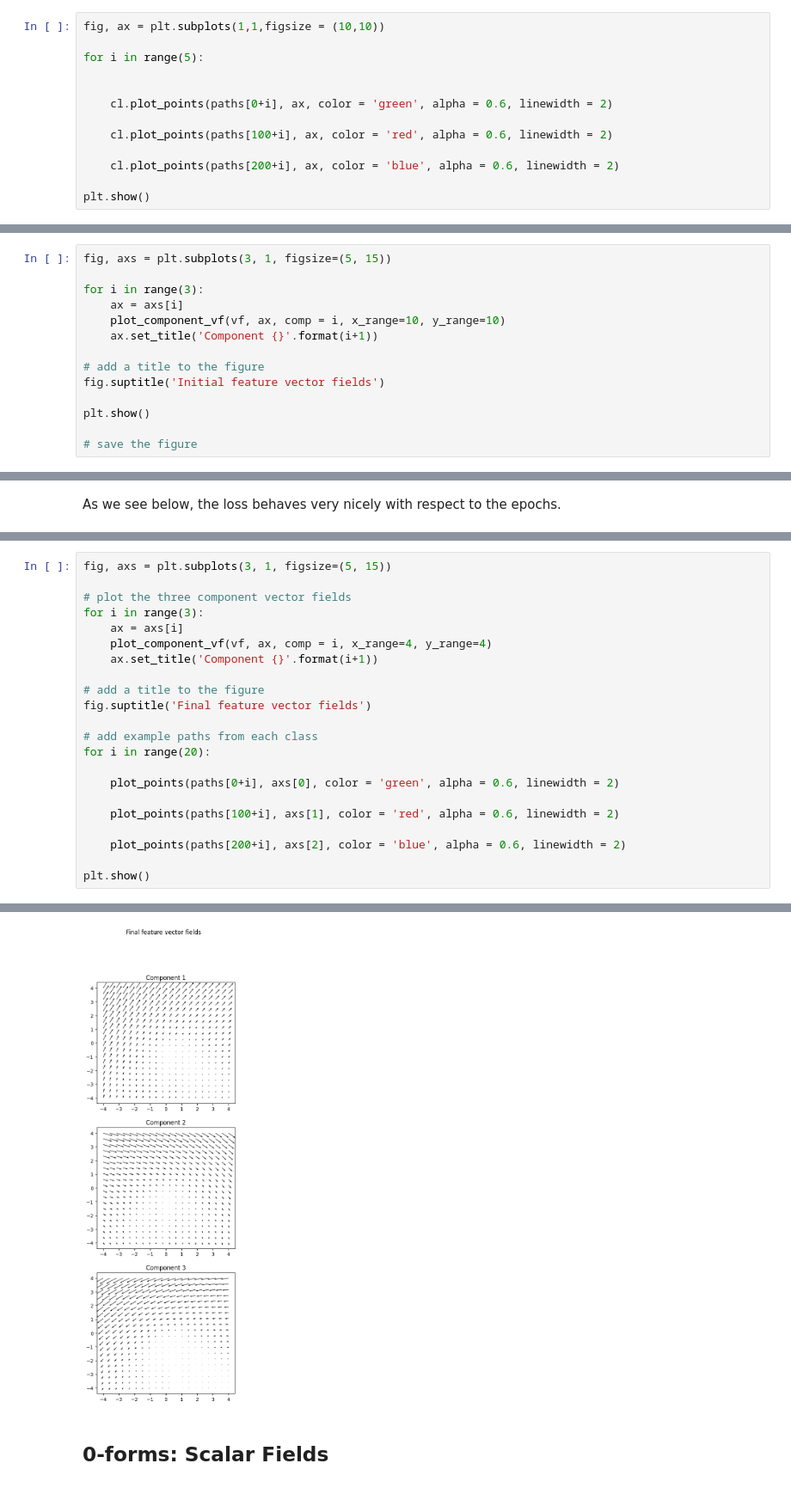
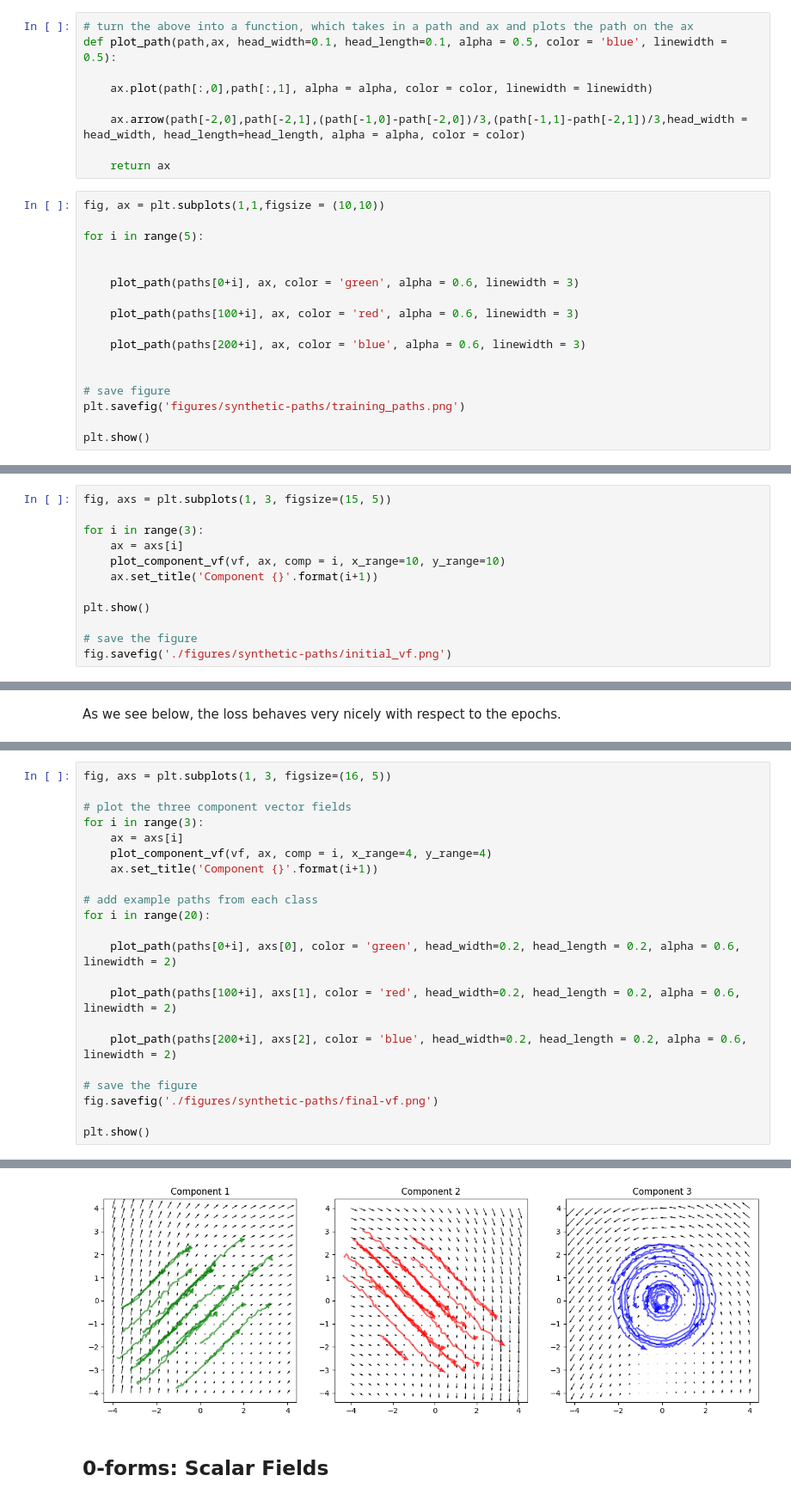
Before and after one commit to aidos-lab/neural-k-forms, a Jupyter notebook: DRnn-R2example.ipynb, the cells around one changed output, grey strips where cells are left out. Shown at 86% size. Saved outputs shown, nothing was run; the diff lists cells and outputs as text.

```diff
--- a/DRnn-R2example.ipynb
+++ b/DRnn-R2example.ipynb
@@ -331,14 +299,27 @@ plt.show()
+# %%
+# turn the above into a function, which takes in a path and ax and plots the path on the ax
+def plot_path(path,ax, head_width=0.1, head_length=0.1, alpha = 0.5, color = 'blue', linewidth = 0.5):
+
+    ax.plot(path[:,0],path[:,1], alpha = alpha, color = color, linewidth = linewidth)
+
+    ax.arrow(path[-2,0],path[-2,1],(path[-1,0]-path[-2,0])/3,(path[-1,1]-path[-2,1])/3,head_width = head_width, head_length=head_length, alpha = alpha, color = color)
+
+    return ax
 # %%
 fig, ax = plt.subplots(1,1,figsize = (10,10))
 
 for i in range(5):
 
 
-    cl.plot_points(paths[0+i], ax, color = 'green', alpha = 0.6, linewidth = 2)
+    plot_path(paths[0+i], ax, color = 'green', alpha = 0.6, linewidth = 3)
 
-    cl.plot_points(paths[100+i], ax, color = 'red', alpha = 0.6, linewidth = 2)
+    plot_path(paths[100+i], ax, color = 'red', alpha = 0.6, linewidth = 3)
 
-    cl.plot_points(paths[200+i], ax, color = 'blue', alpha = 0.6, linewidth = 2)
+    plot_path(paths[200+i], ax, color = 'blue', alpha = 0.6, linewidth = 3)
+
+
+# save figure
+plt.savefig('figures/synthetic-paths/training_paths.png')
 
 plt.show()
 # %% [output]
@@ -375,17 +351,15 @@ print(sum(p.numel() for p in vf.parameters()))
 # %% [markdown]
 We can plot the corresponding vector fields below. Note that these are a result of the standard random weight initialisations.
 # %%
-fig, axs = plt.subplots(3, 1, figsize=(5, 15))
+fig, axs = plt.subplots(1, 3, figsize=(15, 5))
 
 for i in range(3):
     ax = axs[i]
     plot_component_vf(vf, ax, comp = i, x_range=10, y_range=10)
     ax.set_title('Component {}'.format(i+1))
 
-# add a title to the figure
-fig.suptitle('Initial feature vector fields')
-
 plt.show()
 
 # save the figure
+fig.savefig('./figures/synthetic-paths/initial_vf.png')
 # %% [output]
@@ -590,5 +574,5 @@ Accuracy of the network on the 300 training paths: 95 %
 # %%
-fig, axs = plt.subplots(3, 1, figsize=(5, 15))
+fig, axs = plt.subplots(1, 3, figsize=(16, 5))
 
 # plot the three component vector fields
 for i in range(3):
@@ -596,17 +580,17 @@ for i in range(3):
     plot_component_vf(vf, ax, comp = i, x_range=4, y_range=4)
     ax.set_title('Component {}'.format(i+1))
 
-# add a title to the figure
-fig.suptitle('Final feature vector fields')
-
 # add example paths from each class
 for i in range(20):
 
-    plot_points(paths[0+i], axs[0], color = 'green', alpha = 0.6, linewidth = 2)
+    plot_path(paths[0+i], axs[0], color = 'green', head_width=0.2, head_length = 0.2, alpha = 0.6, linewidth = 2)
 
-    plot_points(paths[100+i], axs[1], color = 'red', alpha = 0.6, linewidth = 2)
+    plot_path(paths[100+i], axs[1], color = 'red', head_width=0.2, head_length = 0.2, alpha = 0.6, linewidth = 2)
 
-    plot_points(paths[200+i], axs[2], color = 'blue', alpha = 0.6, linewidth = 2)
+    plot_path(paths[200+i], axs[2], color = 'blue', head_width=0.2, head_length = 0.2, alpha = 0.6, linewidth = 2)
+
+# save the figure
+fig.savefig('./figures/synthetic-paths/final-vf.png')
 
 plt.show()
 # %% [output]
@@ -614,4 +597,4 @@ NameError: name 'plot_points' is not defined
-[figure, old version]
+[figure, new version]
 # %% [markdown]
 ## 0-forms: Scalar Fields
 # %% [markdown]
```
Also changed, not shown: parts of 17 cells of this notebook, 11 other files.
